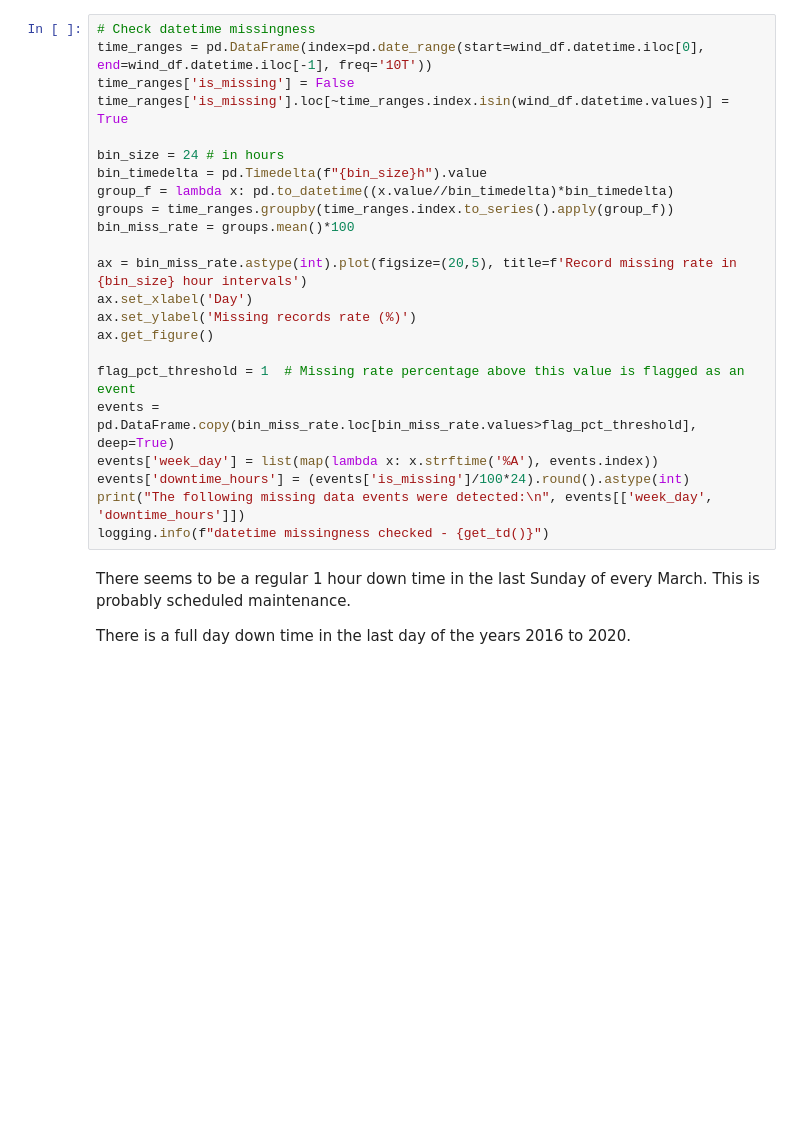
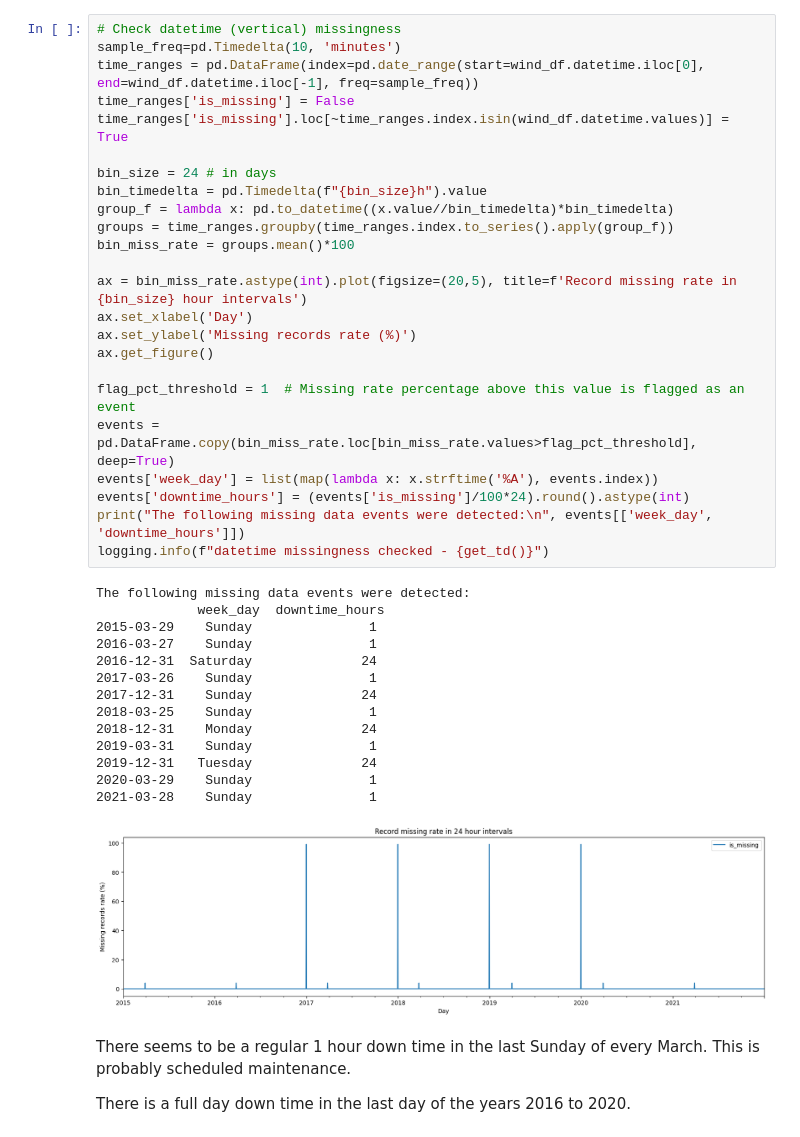
Before and after one commit to jfsantos-ds/predictive_maintenance, a Jupyter notebook: wind/2_annea_data_exploration.ipynb, the cells around one changed output. Cells and saved outputs as stored; diff of their text form; blank space fills up the shorter version.

Commit message:
add feature and wind speed imputation

```diff
--- a/wind/2_annea_data_exploration.ipynb
+++ b/wind/2_annea_data_exploration.ipynb
@@ -265,26 +265,42 @@ class MixedTypesEncoder(BaseEstimator, TransformerMixin):
 # %%
-# Check datetime missingness
-time_ranges = pd.DataFrame(index=pd.date_range(start=wind_df.datetime.iloc[0], end=wind_df.datetime.iloc[-1], freq='10T'))
+# Check datetime (vertical) missingness
+sample_freq=pd.Timedelta(10, 'minutes')
+time_ranges = pd.DataFrame(index=pd.date_range(start=wind_df.datetime.iloc[0], end=wind_df.datetime.iloc[-1], freq=sample_freq))
 time_ranges['is_missing'] = False
 time_ranges['is_missing'].loc[~time_ranges.index.isin(wind_df.datetime.values)] = True
 
-bin_size = 24 # in hours
+bin_size = 24 # in days
 bin_timedelta = pd.Timedelta(f"{bin_size}h").value
 group_f = lambda x: pd.to_datetime((x.value//bin_timedelta)*bin_timedelta)
 groups = time_ranges.groupby(time_ranges.index.to_series().apply(group_f))
 bin_miss_rate = groups.mean()*100
 
 ax = bin_miss_rate.astype(int).plot(figsize=(20,5), title=f'Record missing rate in {bin_size} hour intervals')
 ax.set_xlabel('Day')
 ax.set_ylabel('Missing records rate (%)')
 ax.get_figure()
 
 flag_pct_threshold = 1  # Missing rate percentage above this value is flagged as an event
 events = pd.DataFrame.copy(bin_miss_rate.loc[bin_miss_rate.values>flag_pct_threshold], deep=True)
 events['week_day'] = list(map(lambda x: x.strftime('%A'), events.index))
 events['downtime_hours'] = (events['is_missing']/100*24).round().astype(int)
 print("The following missing data events were detected:\n", events[['week_day', 'downtime_hours']])
 logging.info(f"datetime missingness checked - {get_td()}")
+# %% [output]
+The following missing data events were detected:
+             week_day  downtime_hours
+2015-03-29    Sunday               1
+2016-03-27    Sunday               1
+2016-12-31  Saturday              24
+2017-03-26    Sunday               1
+2017-12-31    Sunday              24
+2018-03-25    Sunday               1
+2018-12-31    Monday              24
+2019-03-31    Sunday               1
+2019-12-31   Tuesday              24
+2020-03-29    Sunday               1
+2021-03-28    Sunday               1
+[figure, added]
 # %% [markdown]
 There seems to be a regular 1 hour down time in the last Sunday of every March. This is probably scheduled maintenance.
 
```
Also changed, not shown: parts of 13 cells of this notebook, 3 other files.
